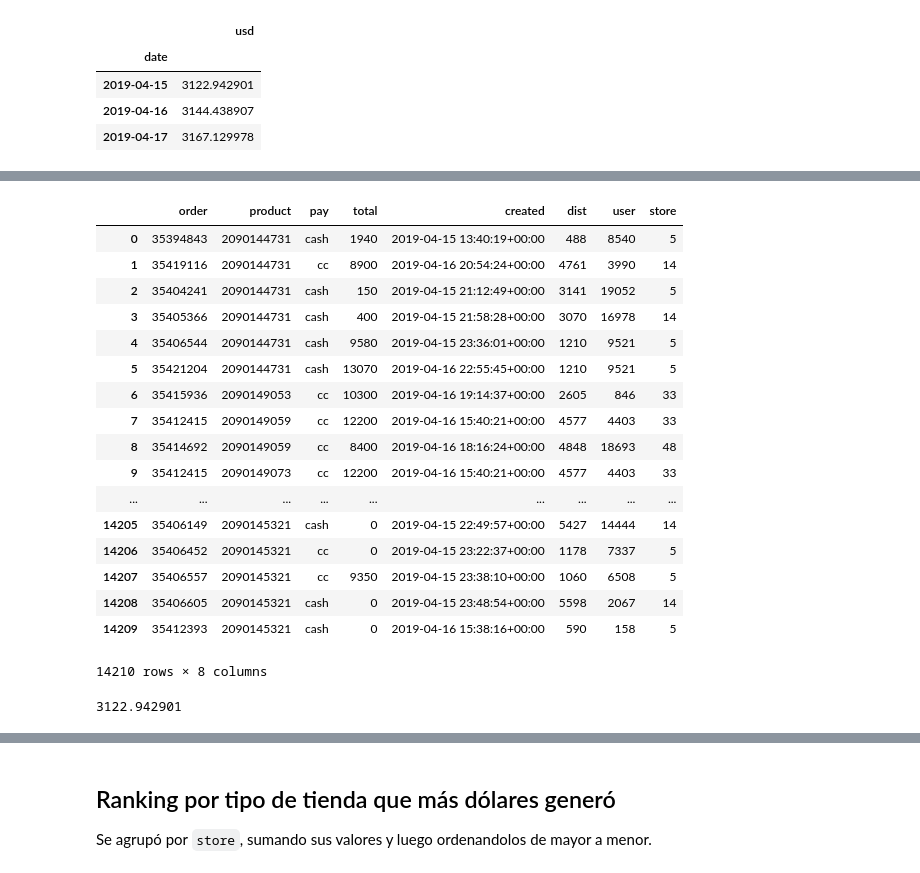
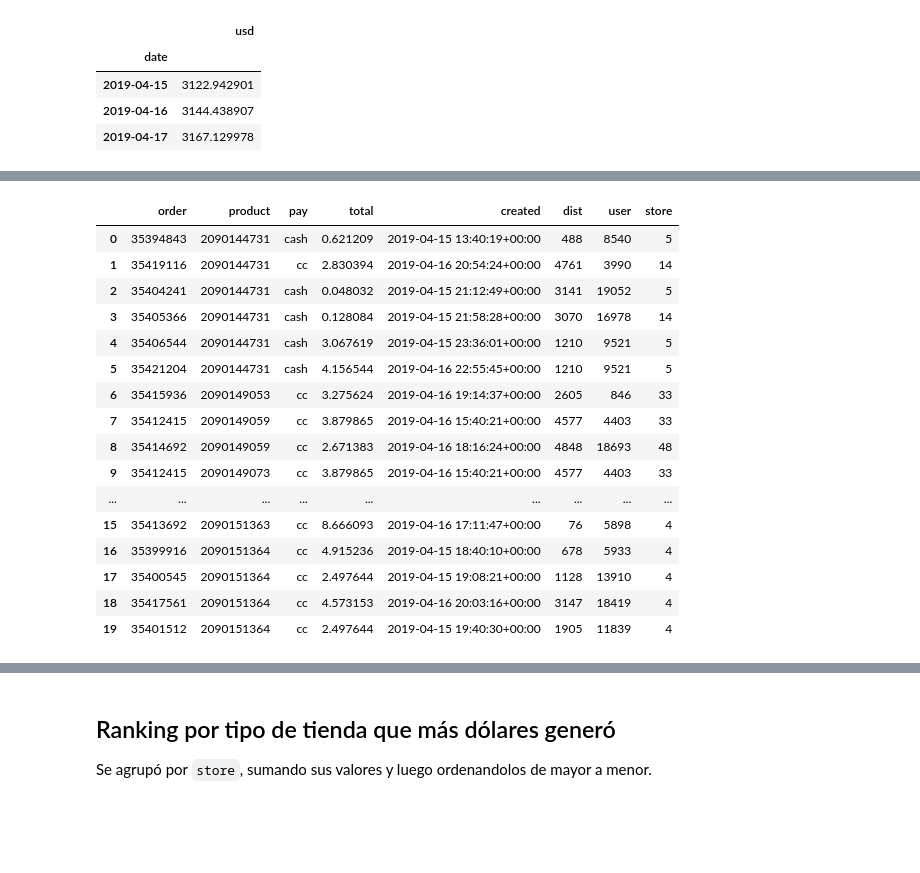
Before and after one commit to GeraCollante/rappi_data_eng_challenge, a Jupyter notebook: rappi_challenge.ipynb, the cells around one changed output, grey strips where cells are left out. Drawn from its saved outputs; the diff is of its cells as text; code cells hidden in the pictures; blank space fills up the shorter version.

```diff
--- a/rappi_challenge.ipynb
+++ b/rappi_challenge.ipynb
@@ -83,8 +112,14 @@ for index, date in enumerate(dates):
 # %%
-usd_df.set_index('date')
+usd_df
 # %% [output]
 |  | usd |
 | date |  |
 | 2019-04-15 | 3122.942901 |
 | 2019-04-16 | 3144.438907 |
 | 2019-04-17 | 3167.129978 |
+# %%
+def usd_cop(x):
+    return usd_df.loc[x].usd
+
+def usd_cop2(value, date):
+    return value/usd_df.loc[date].usd
@@ -90,0 +128,4 @@ usd_df.set_index('date')
+# %%
+%%time
+
+df['usd_cop'] = df.apply(lambda x: usd_cop2(x['total'], x['created'].strftime('%Y-%m-%d')), axis=1)
@@ -90,0 +137,6 @@ usd_df.set_index('date')
+# %%
+%%time
+
+df['usd_cop'] = df.created.apply(lambda x: usd_cop(x.strftime('%Y-%m-%d')))
+df.total = df.total/df.usd_cop
+df.drop('usd_cop', axis=1, inplace=True)
@@ -91,21 +146,20 @@ usd_df.set_index('date')
 # %%
-df
+df.head(20)
 # %% [output]
 |  | order | product | pay | total | created | dist | user | store |
-| 0 | 35394843 | 2090144731 | cash | 1940 | 2019-04-15 13:40:19+00:00 | 488 | 8540 | 5 |
-| 1 | 35419116 | 2090144731 | cc | 8900 | 2019-04-16 20:54:24+00:00 | 4761 | 3990 | 14 |
-| 2 | 35404241 | 2090144731 | cash | 150 | 2019-04-15 21:12:49+00:00 | 3141 | 19052 | 5 |
-| 3 | 35405366 | 2090144731 | cash | 400 | 2019-04-15 21:58:28+00:00 | 3070 | 16978 | 14 |
-| 4 | 35406544 | 2090144731 | cash | 9580 | 2019-04-15 23:36:01+00:00 | 1210 | 9521 | 5 |
-| 5 | 35421204 | 2090144731 | cash | 13070 | 2019-04-16 22:55:45+00:00 | 1210 | 9521 | 5 |
-| 6 | 35415936 | 2090149053 | cc | 10300 | 2019-04-16 19:14:37+00:00 | 2605 | 846 | 33 |
-| 7 | 35412415 | 2090149059 | cc | 12200 | 2019-04-16 15:40:21+00:00 | 4577 | 4403 | 33 |
-| 8 | 35414692 | 2090149059 | cc | 8400 | 2019-04-16 18:16:24+00:00 | 4848 | 18693 | 48 |
-| 9 | 35412415 | 2090149073 | cc | 12200 | 2019-04-16 15:40:21+00:00 | 4577 | 4403 | 33 |
+| 0 | 35394843 | 2090144731 | cash | 0.621209 | 2019-04-15 13:40:19+00:00 | 488 | 8540 | 5 |
+| 1 | 35419116 | 2090144731 | cc | 2.830394 | 2019-04-16 20:54:24+00:00 | 4761 | 3990 | 14 |
+| 2 | 35404241 | 2090144731 | cash | 0.048032 | 2019-04-15 21:12:49+00:00 | 3141 | 19052 | 5 |
+| 3 | 35405366 | 2090144731 | cash | 0.128084 | 2019-04-15 21:58:28+00:00 | 3070 | 16978 | 14 |
+| 4 | 35406544 | 2090144731 | cash | 3.067619 | 2019-04-15 23:36:01+00:00 | 1210 | 9521 | 5 |
+| 5 | 35421204 | 2090144731 | cash | 4.156544 | 2019-04-16 22:55:45+00:00 | 1210 | 9521 | 5 |
+| 6 | 35415936 | 2090149053 | cc | 3.275624 | 2019-04-16 19:14:37+00:00 | 2605 | 846 | 33 |
+| 7 | 35412415 | 2090149059 | cc | 3.879865 | 2019-04-16 15:40:21+00:00 | 4577 | 4403 | 33 |
+| 8 | 35414692 | 2090149059 | cc | 2.671383 | 2019-04-16 18:16:24+00:00 | 4848 | 18693 | 48 |
+| 9 | 35412415 | 2090149073 | cc | 3.879865 | 2019-04-16 15:40:21+00:00 | 4577 | 4403 | 33 |
 | ... | ... | ... | ... | ... | ... | ... | ... | ... |
-| 14205 | 35406149 | 2090145321 | cash | 0 | 2019-04-15 22:49:57+00:00 | 5427 | 14444 | 14 |
-| 14206 | 35406452 | 2090145321 | cc | 0 | 2019-04-15 23:22:37+00:00 | 1178 | 7337 | 5 |
-| 14207 | 35406557 | 2090145321 | cc | 9350 | 2019-04-15 23:38:10+00:00 | 1060 | 6508 | 5 |
-| 14208 | 35406605 | 2090145321 | cash | 0 | 2019-04-15 23:48:54+00:00 | 5598 | 2067 | 14 |
-| 14209 | 35412393 | 2090145321 | cash | 0 | 2019-04-16 15:38:16+00:00 | 590 | 158 | 5 |
+| 15 | 35413692 | 2090151363 | cc | 8.666093 | 2019-04-16 17:11:47+00:00 | 76 | 5898 | 4 |
+| 16 | 35399916 | 2090151364 | cc | 4.915236 | 2019-04-15 18:40:10+00:00 | 678 | 5933 | 4 |
+| 17 | 35400545 | 2090151364 | cc | 2.497644 | 2019-04-15 19:08:21+00:00 | 1128 | 13910 | 4 |
+| 18 | 35417561 | 2090151364 | cc | 4.573153 | 2019-04-16 20:03:16+00:00 | 3147 | 18419 | 4 |
+| 19 | 35401512 | 2090151364 | cc | 2.497644 | 2019-04-15 19:40:30+00:00 | 1905 | 11839 | 4 |
-14210 rows × 8 columns
@@ -114,4 +165,0 @@ usd_df.set_index('date', inplace=True)#
-# %%
-print(usd_df.loc['2019-04-15'].usd)
-# %% [output]
-3122.942901
```
Also changed, not shown: parts of 40 cells of this notebook, 1 other file.
